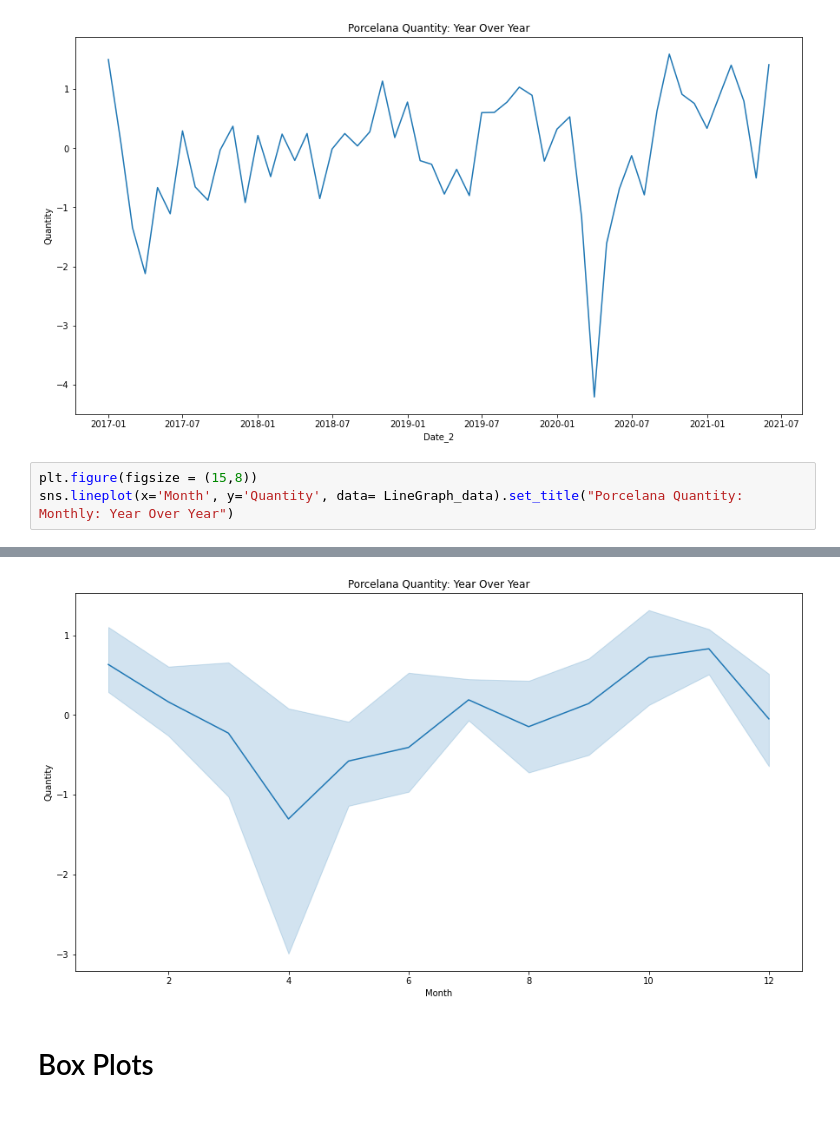
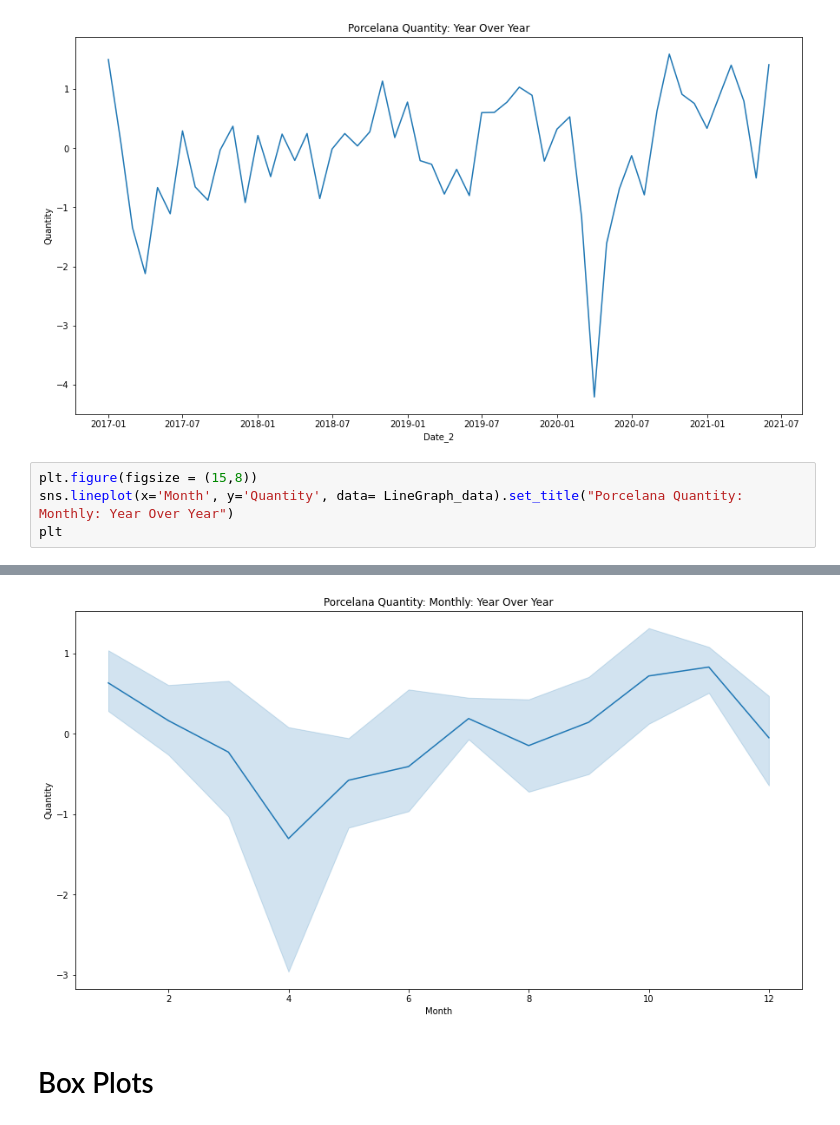
Before and after one commit to JF11579/Adelphi, a Jupyter notebook: Sprint_2_Group.ipynb, the cells around one changed output, grey strips where cells are left out. Drawn from its saved outputs; the diff is of its cells as text.

```diff
--- a/Sprint_2_Group.ipynb
+++ b/Sprint_2_Group.ipynb
@@ -257,4 +403,5 @@ Text(0.5, 1.0, 'Porcelana Quantity: Year Over Year')
 # %%
 plt.figure(figsize = (15,8))
 sns.lineplot(x='Month', y='Quantity', data= LineGraph_data).set_title("Porcelana Quantity: Monthly: Year Over Year")
+plt
 # %% [output]
@@ -262,4 +409,4 @@ Text(0.5, 1.0, 'Porcelana Quantity: Year Over Year')
-[figure, old version]
+[figure, new version]
 # %% [markdown]
 # Box Plots
 # %% [markdown]
```
Also changed, not shown: parts of 58 cells of this notebook.
